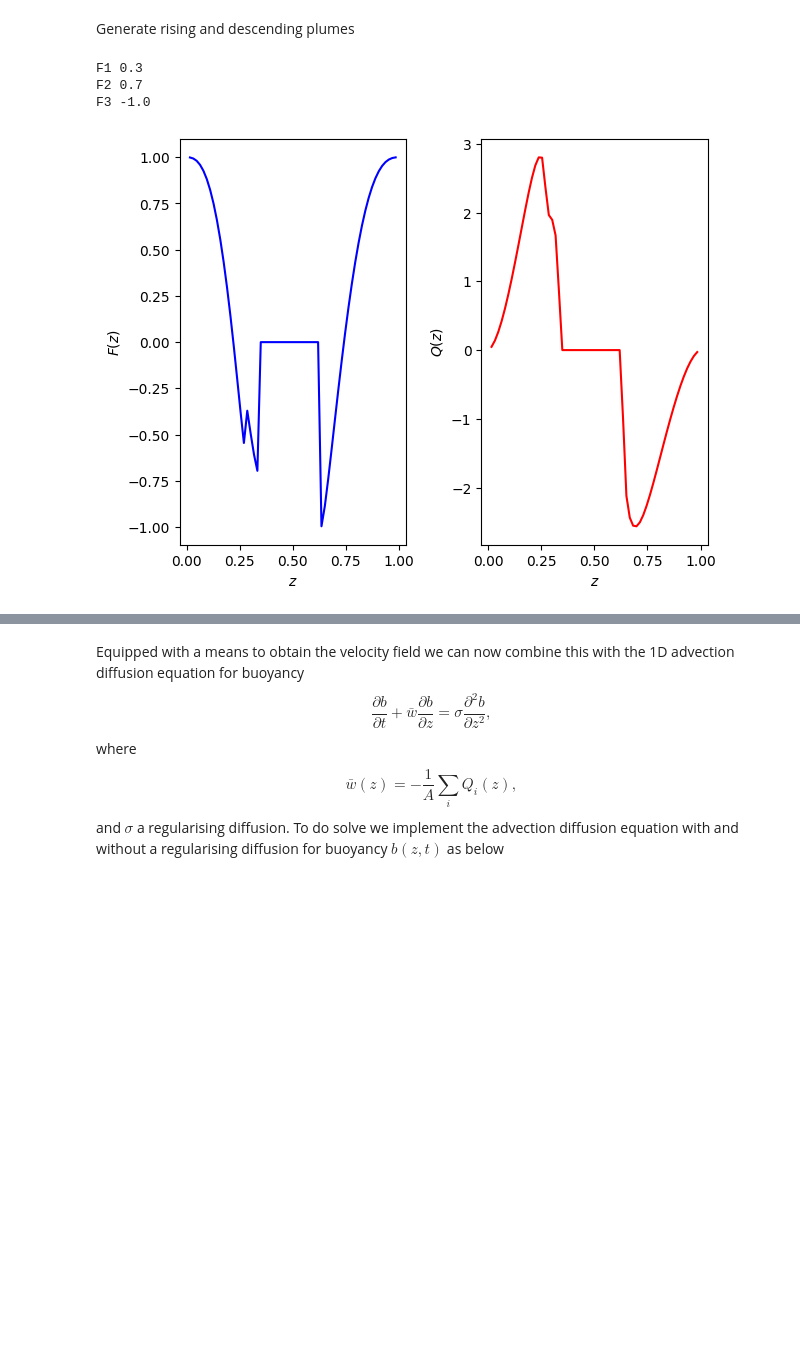
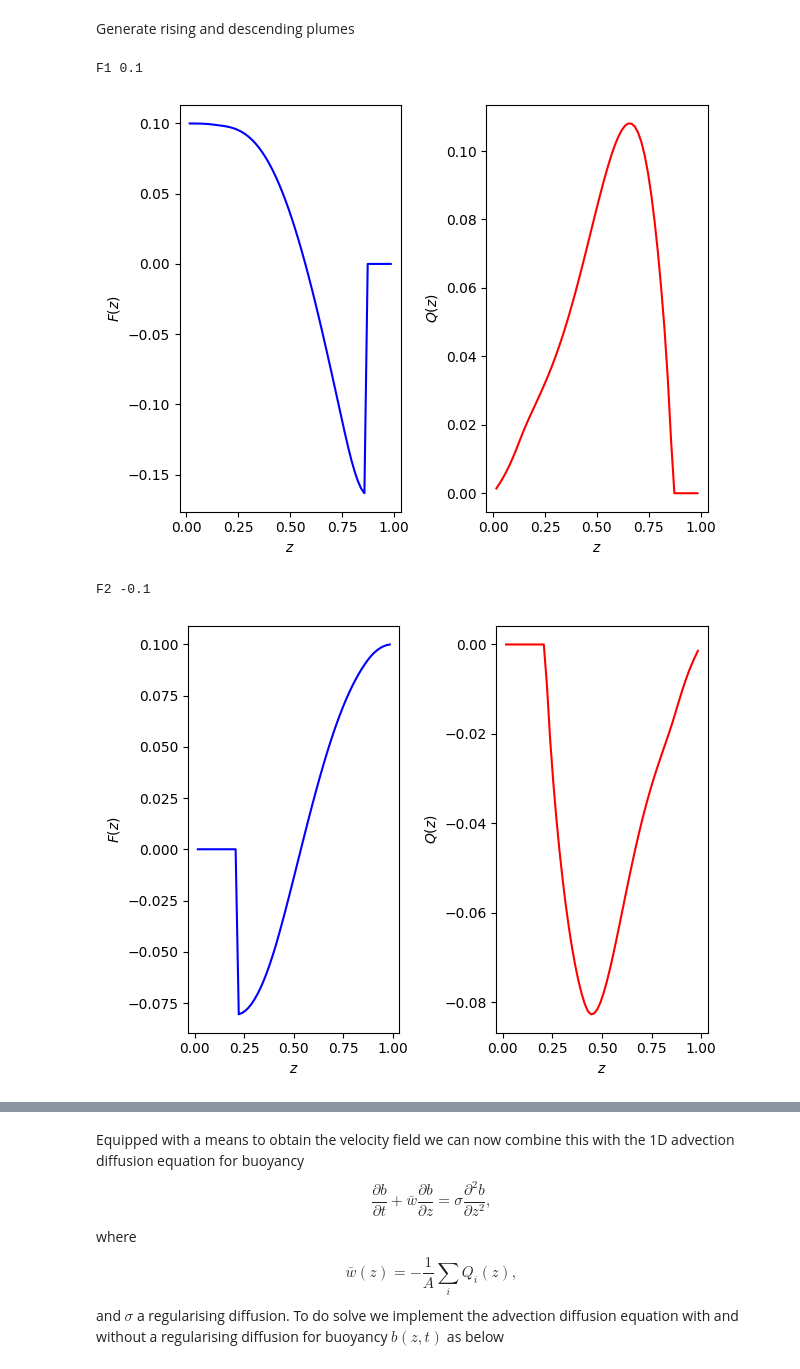
Before and after one commit to mannixp/D.strafity-mapping, a Jupyter notebook: Plume_Model.ipynb, the cells around one changed output, grey strips where cells are left out. Saved outputs shown, nothing was run; the diff lists cells and outputs as text; code cells hidden in the pictures; blank space fills up the shorter version.

```diff
--- a/Plume_Model.ipynb
+++ b/Plume_Model.ipynb
@@ -9,10 +9,10 @@ from scipy.interpolate import interp1d
 import numpy as np
 import matplotlib.pyplot as plt
 
-epsilon = 1e-12
-Npts    = 64
+ε    = 1e-12
+Npts = 64
 
-z = np.linspace(0+epsilon,1-epsilon, Npts)
+z = np.linspace(0+ε,1-ε,Npts)
 
 I = np.eye(Npts) # I
 D = np.zeros((Npts,Npts)) # D = d/dz
@@ -60,16 +61,15 @@ This model contains two free parameters the Buoyancy frequency $N^2(z) = \frac{d
-# %%
-def plume_eqns(z,X,dbdz,delta,plume_type):
-
-    F,Q = X
-
-    dFdz = -dbdz(z)*Q;
-
-    if plume_type == "Rising":
-      dQdz = (Q/z    ) + (pow(3,4)/pow(2,6))*(pow(delta*z    ,4)/(Q**2))*F
-    elif plume_type == "Descending":
-      dQdz = (Q/(z-1)) + (pow(3,4)/pow(2,6))*(pow(delta*(z-1),4)/(Q**2))*F
-
-    return [dFdz,dQdz]
+# %%
+def plume_eqns(z,X,dbdz,δ):
+
+    F,Q,M = X
+
+    α    = -(3/8)*δ + (1/4)*( (F * Q**2)/M**2.5 )
+
+    dFdz = -dbdz(z)*Q;
+    dQdz = 2*α*np.sqrt(np.pi)*(M**0.5)
+    dMdz = (F*Q)/M
+
+    return [dFdz,dQdz,dMdz]
 # %% [markdown]
 To solve these equations we first set up an ode solver using scipy, which takes the initial conditions
 \begin{align*}
@@ -122,42 +112,38 @@ def Plot_F_and_Q(f,q,label_f='$F(z)$',label_q='$Q(z)$'):
 
   fig, (ax1, ax2) = plt.subplots(1, 2)
 
   ax1.plot(z[1:-1], f[1:-1], 'b')
   ax1.set_xlabel(r'$z$')
   ax1.set_ylabel(label_f)
   plt.grid()
 
   ax2.plot(z[1:-1], q[1:-1], 'r')
   ax2.set_xlabel(r'$z$')
   ax2.set_ylabel(label_q)
   plt.grid()
 
   plt.tight_layout()
   plt.show()
 
   return None;
 
 
 # Initial conditions
-Nsq    = 4*(z/z)
-Plumes = {'F1':0.3,'F2':0.7,'F3':-1.0}
-#Plumes = {'F1':.1,'F2':-.1}
+Nsq    = 10*z# (z/z)
+Plumes = {'F1':.1,'F2':-.1}
 
-import time
-
-time_plume=0.
 Q = 0*z
 F = 0*z
 for F_key,F_value in Plumes.items():
 
   print(F_key,F_value)
-  Fi,Qi  = Plume_Solve(F_value,Nsq)#,rtol=1e-01,atol=1e-02);
-  #Plot_F_and_Q(Fi,Qi)
+  Fi,Qi  = Plume_Solve(F_value,Nsq)
+  Plot_F_and_Q(Fi,Qi)
   F+=Fi; Q+=Qi
 
 Plot_F_and_Q(F,Q)
 # %% [output]
-F1 0.3
-F2 0.7
-F3 -1.0
+F1 0.1
-[figure, old version]
+[figure, new version]
+F2 -0.1
+[figure, added]
```
Also changed, not shown: parts of 7 cells of this notebook.
